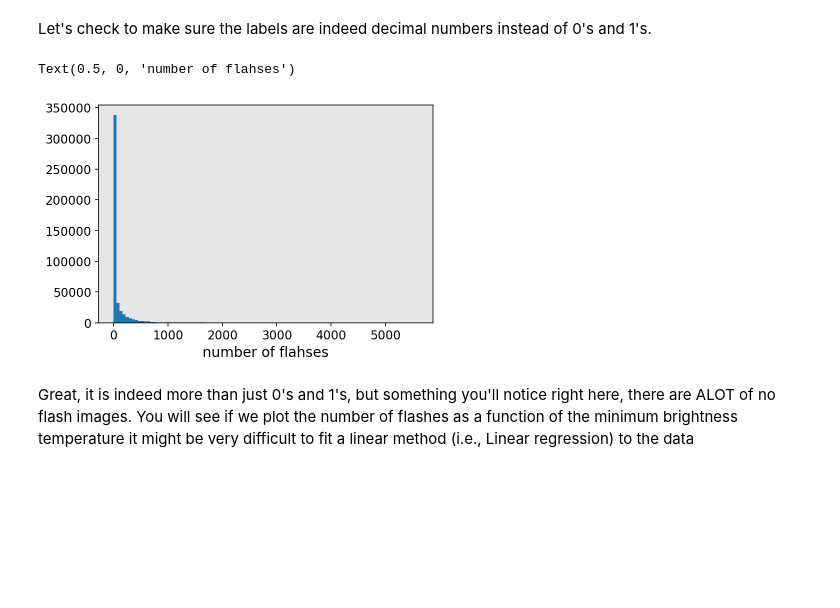
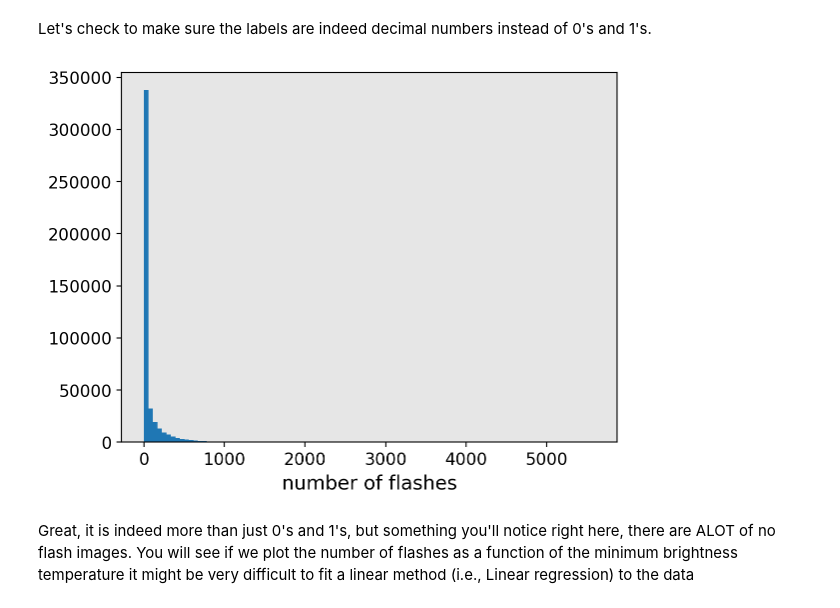
Before and after one commit to ssec/WAF_ML_Tutorial_Part1, a Jupyter notebook: colab_notebooks/Notebook05_SimpleMLRegression.ipynb, the cells around one changed output. Saved outputs shown, nothing was run; the diff lists cells and outputs as text; code cells hidden in the pictures; blank space fills up the shorter version.

Commit message:
minor typos, plot titles, context managers

```diff
--- a/colab_notebooks/Notebook05_SimpleMLRegression.ipynb
+++ b/colab_notebooks/Notebook05_SimpleMLRegression.ipynb
@@ -71,10 +73,10 @@ from aux_functions import load_n_combine_df
 Let's check to make sure the labels are indeed decimal numbers instead of 0's and 1's.
 # %%
 plt.hist(y_train,bins=100)
-plt.xlabel('number of flahses')
+plt.xlabel('number of flashes')
+plt.show()
 # %% [output]
-Text(0.5, 0, 'number of flahses')
-[figure, old version]
+[figure, new version]
 # %% [markdown]
 Great, it is indeed more than just 0's and 1's, but something you'll notice right here, there are ALOT of no flash images. You will see if we plot the number of flashes as a function of the minimum brightness temperature it might be very difficult to fit a linear method (i.e., Linear regression) to the data
 # %%
```
Also changed, not shown: parts of 10 cells of this notebook.
